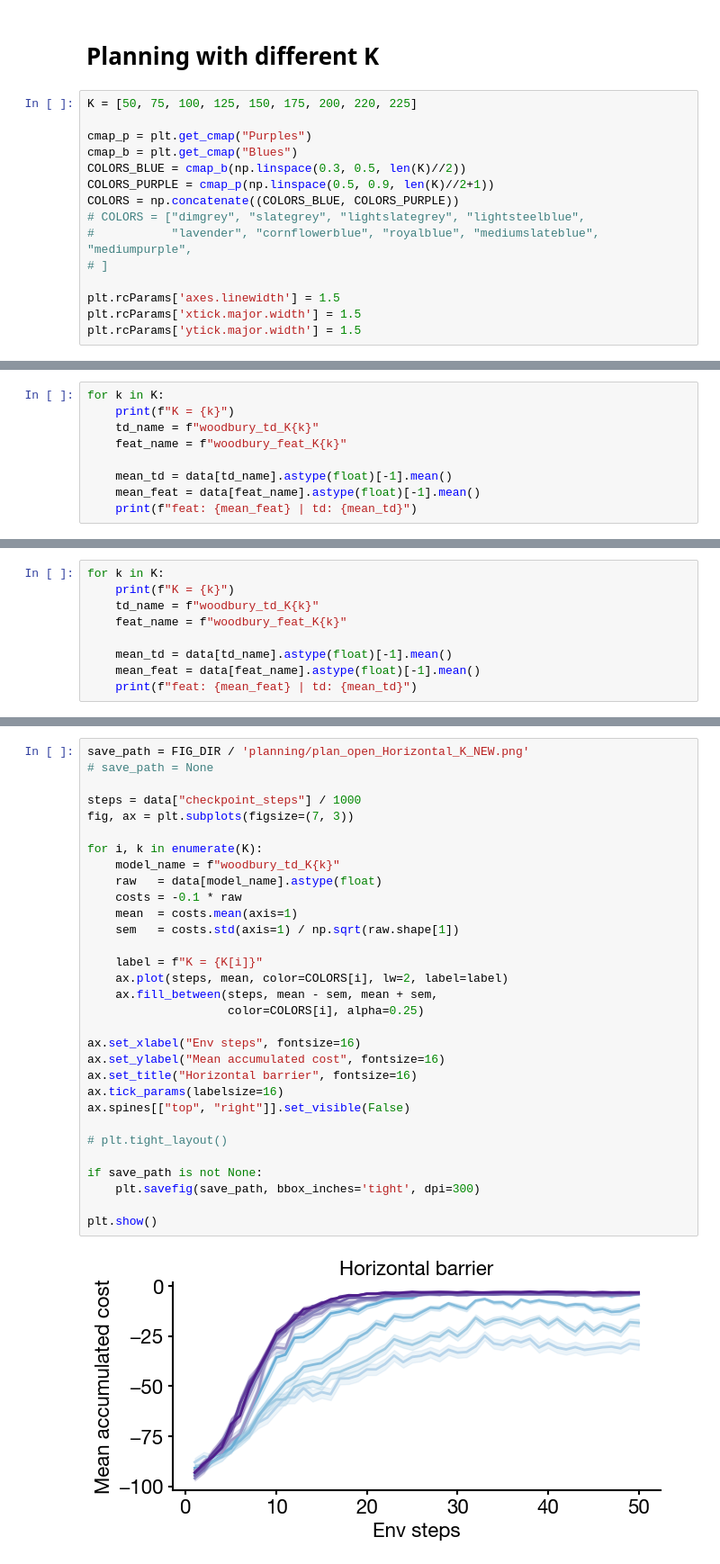
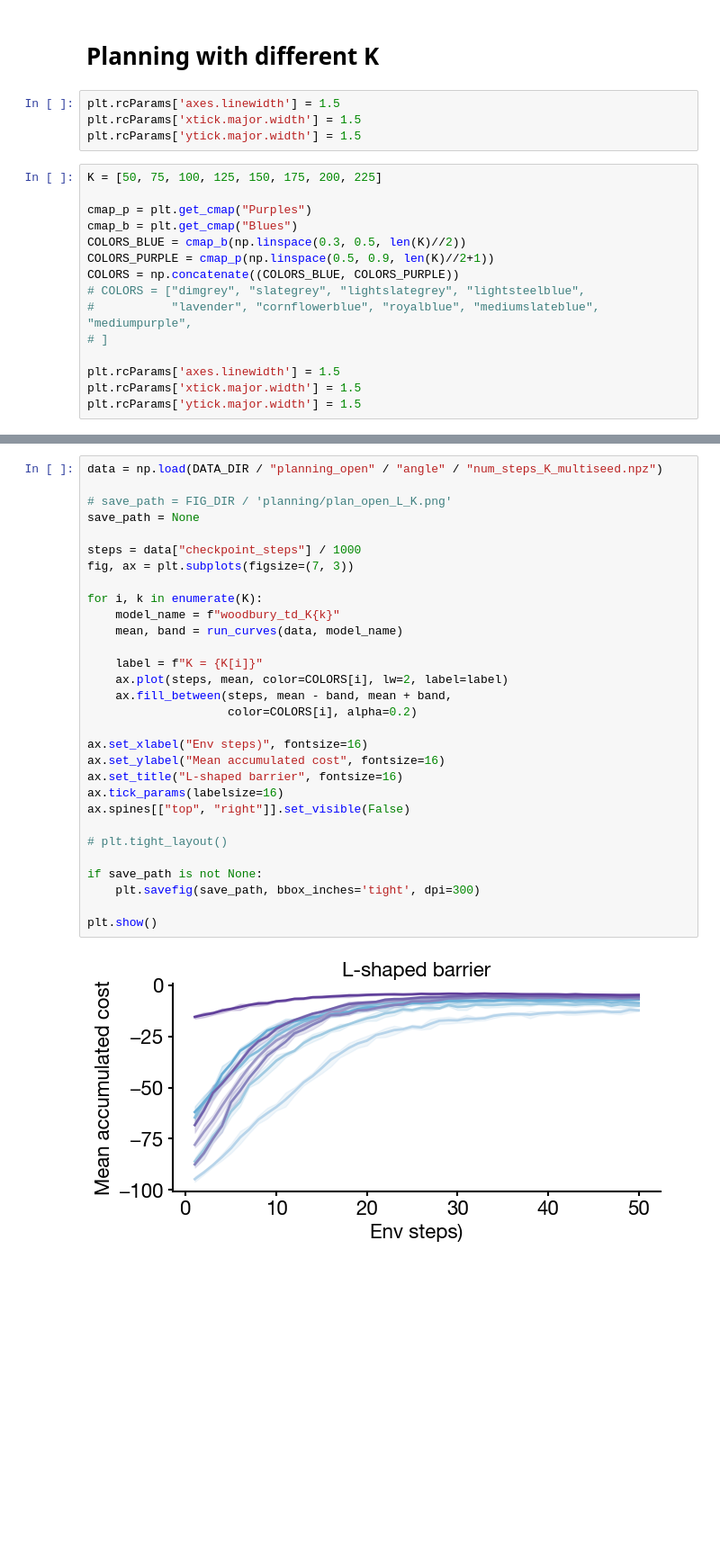
Before and after one commit to arminbazza/Default-Features, a Jupyter notebook: src/make_figs.ipynb, the cells around one changed output, grey strips where cells are left out. Shown at 90% size. Drawn from its saved outputs; the diff is of its cells as text; blank space fills up the shorter version.

```diff
--- a/src/make_figs.ipynb
+++ b/src/make_figs.ipynb
@@ -911,7 +1065,11 @@ plt.show()
 # %% [markdown]
 # Planning with different K
+# %%
+plt.rcParams['axes.linewidth'] = 1.5
+plt.rcParams['xtick.major.width'] = 1.5
+plt.rcParams['ytick.major.width'] = 1.5
 # %%
-K = [50, 75, 100, 125, 150, 175, 200, 220, 225]
+K = [50, 75, 100, 125, 150, 175, 200, 225]
 
 cmap_p = plt.get_cmap("Purples")
 cmap_b = plt.get_cmap("Blues")
@@ -932,9 +1087,0 @@ data = np.load(DATA_DIR / "planning_open" / "angle" / "num_steps_K.npz")
-# %%
-for k in K:
-    print(f"K = {k}")
-    td_name = f"woodbury_td_K{k}"
-    feat_name = f"woodbury_feat_K{k}"
-
-    mean_td = data[td_name].astype(float)[-1].mean()
-    mean_feat = data[feat_name].astype(float)[-1].mean()
-    print(f"feat: {mean_feat} | td: {mean_td}")
@@ -1012,9 +1136,0 @@ data = np.load(DATA_DIR / "planning_open" / "horizontal" / "num_steps_K.npz")
-# %%
-for k in K:
-    print(f"K = {k}")
-    td_name = f"woodbury_td_K{k}"
-    feat_name = f"woodbury_feat_K{k}"
-
-    mean_td = data[td_name].astype(float)[-1].mean()
-    mean_feat = data[feat_name].astype(float)[-1].mean()
-    print(f"feat: {mean_feat} | td: {mean_td}")
@@ -1040,33 +1137,32 @@ feat: 13.6 | td: 32.78
 # %%
-save_path = FIG_DIR / 'planning/plan_open_Horizontal_K_NEW.png'
-# save_path = None
+data = np.load(DATA_DIR / "planning_open" / "angle" / "num_steps_K_multiseed.npz")
+
+# save_path = FIG_DIR / 'planning/plan_open_L_K.png'
+save_path = None
 
 steps = data["checkpoint_steps"] / 1000
 fig, ax = plt.subplots(figsize=(7, 3))
 
 for i, k in enumerate(K):
     model_name = f"woodbury_td_K{k}"
-    raw   = data[model_name].astype(float)
-    costs = -0.1 * raw
-    mean  = costs.mean(axis=1)
-    sem   = costs.std(axis=1) / np.sqrt(raw.shape[1])
+    mean, band = run_curves(data, model_name)
 
     label = f"K = {K[i]}"
     ax.plot(steps, mean, color=COLORS[i], lw=2, label=label)
-    ax.fill_between(steps, mean - sem, mean + sem,
-                    color=COLORS[i], alpha=0.25)
+    ax.fill_between(steps, mean - band, mean + band,
+                    color=COLORS[i], alpha=0.2)
 
-ax.set_xlabel("Env steps", fontsize=16)
+ax.set_xlabel("Env steps)", fontsize=16)
 ax.set_ylabel("Mean accumulated cost", fontsize=16)
-ax.set_title("Horizontal barrier", fontsize=16)
+ax.set_title("L-shaped barrier", fontsize=16)
 ax.tick_params(labelsize=16)
 ax.spines[["top", "right"]].set_visible(False)
 
 # plt.tight_layout()
 
 if save_path is not None:
     plt.savefig(save_path, bbox_inches='tight', dpi=300)
 
 plt.show()
 # %% [output]
-[figure, old version]
+[figure, new version]
```
Also changed, not shown: parts of 33 cells of this notebook.
